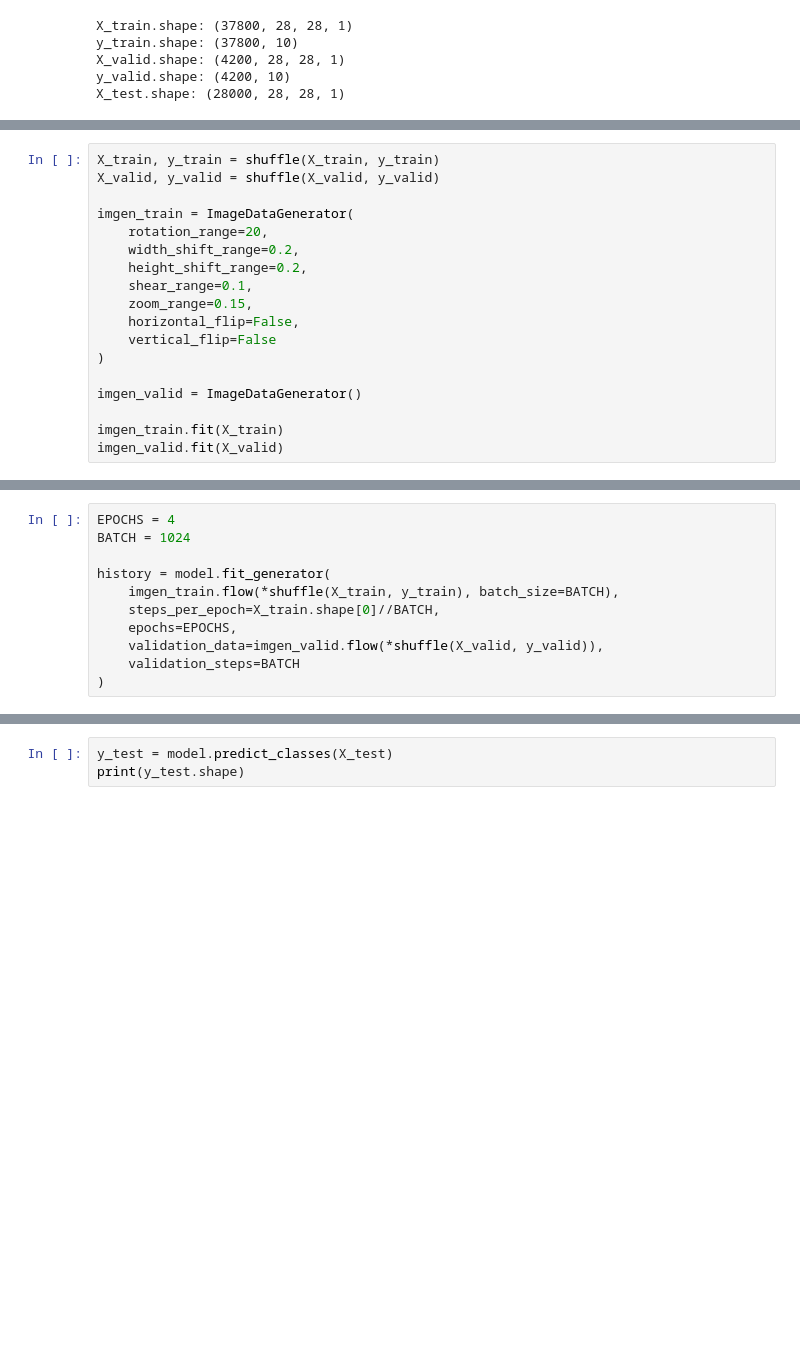
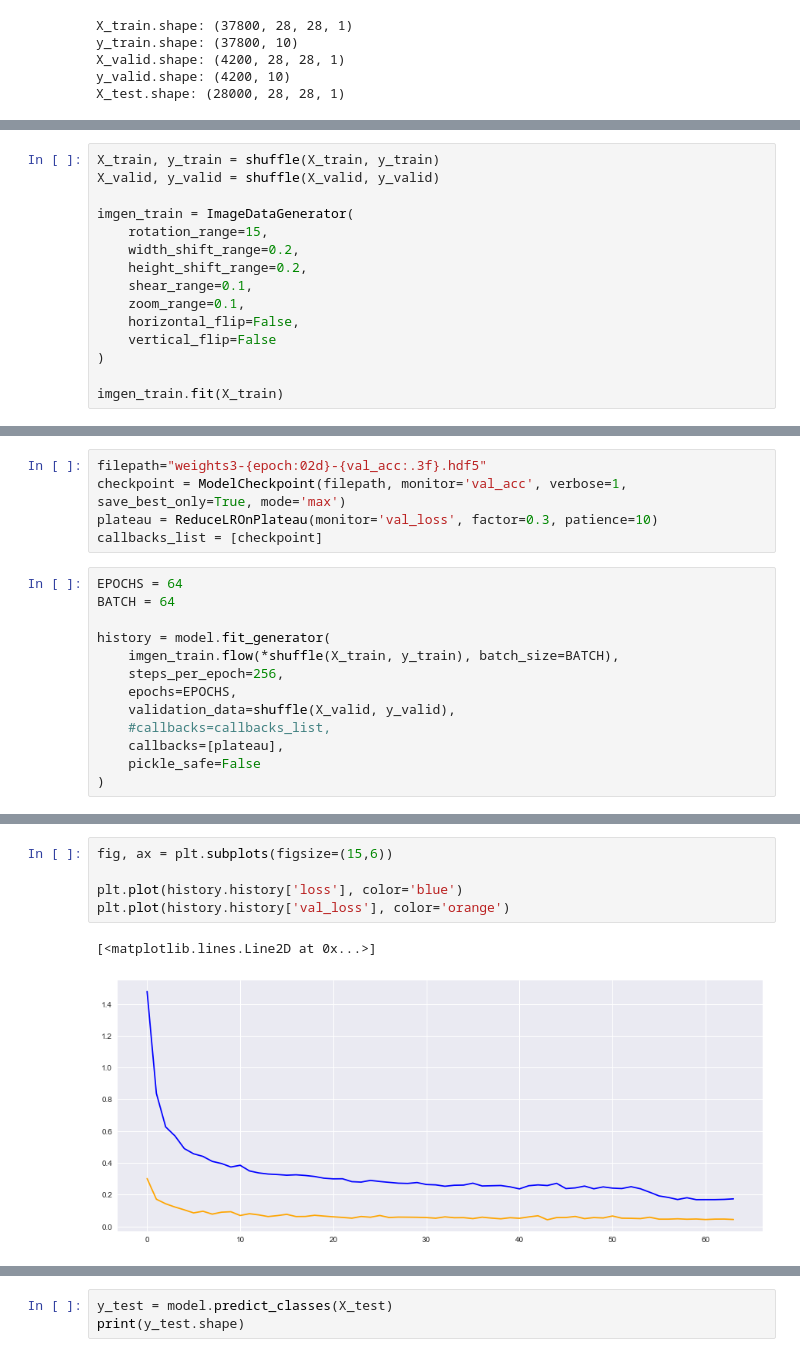
Before and after one commit to norman-thomas/kaggle-mnist, a Jupyter notebook: MNIST Notebook.ipynb, the cells around one changed output, grey strips where cells are left out. Saved outputs shown, nothing was run; the diff lists cells and outputs as text; blank space fills up the shorter version.

```diff
--- a/MNIST Notebook.ipynb
+++ b/MNIST Notebook.ipynb
@@ -201,16 +204,13 @@ X_train, y_train = shuffle(X_train, y_train)
 X_valid, y_valid = shuffle(X_valid, y_valid)
 
 imgen_train = ImageDataGenerator(
-    rotation_range=20,
+    rotation_range=15,
     width_shift_range=0.2,
     height_shift_range=0.2,
     shear_range=0.1,
-    zoom_range=0.15,
+    zoom_range=0.1,
     horizontal_flip=False,
     vertical_flip=False
 )
 
-imgen_valid = ImageDataGenerator()
-
 imgen_train.fit(X_train)
-imgen_valid.fit(X_valid)
@@ -217,12 +219,19 @@ imgen_valid.fit(X_valid)
+# %%
+filepath="weights3-{epoch:02d}-{val_acc:.3f}.hdf5"
+checkpoint = ModelCheckpoint(filepath, monitor='val_acc', verbose=1, save_best_only=True, mode='max')
+plateau = ReduceLROnPlateau(monitor='val_loss', factor=0.3, patience=10)
+callbacks_list = [checkpoint]
 # %%
-EPOCHS = 4
-BATCH = 1024
+EPOCHS = 64
+BATCH = 64
 
 history = model.fit_generator(
     imgen_train.flow(*shuffle(X_train, y_train), batch_size=BATCH),
-    steps_per_epoch=X_train.shape[0]//BATCH,
+    steps_per_epoch=256,
     epochs=EPOCHS,
-    validation_data=imgen_valid.flow(*shuffle(X_valid, y_valid)),
-    validation_steps=BATCH
+    validation_data=shuffle(X_valid, y_valid),
+    #callbacks=callbacks_list,
+    callbacks=[plateau],
+    pickle_safe=False
 )
 # %% [output]
@@ -241 +255,9 @@ Epoch 6/6
+# %%
+fig, ax = plt.subplots(figsize=(15,6))
+
+plt.plot(history.history['loss'], color='blue')
+plt.plot(history.history['val_loss'], color='orange')
+# %% [output]
+[<matplotlib.lines.Line2D at 0x...>]
+[figure, added]
 # %%
```
Also changed, not shown: parts of 8 cells of this notebook.
